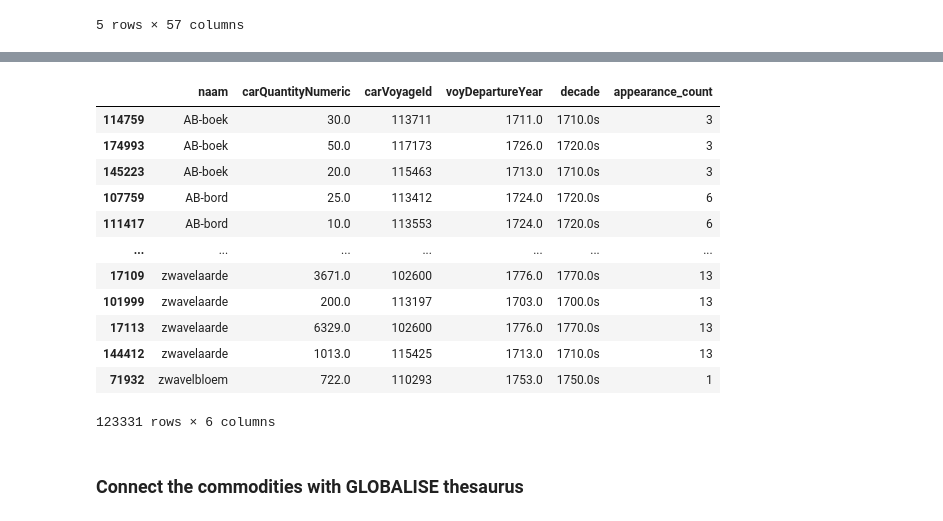
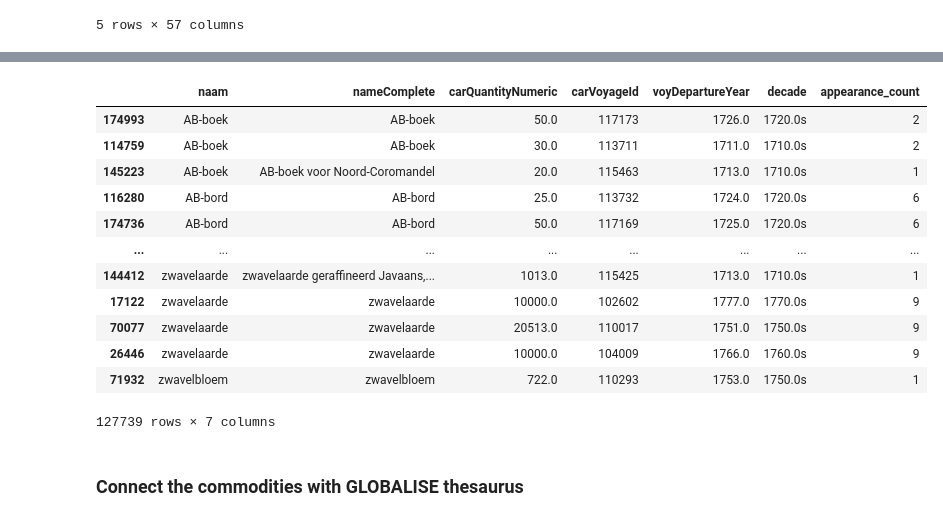
Before and after one commit to vera-pro/unstable-commodities, a Jupyter notebook: Shipping stability.ipynb, the cells around one changed output, grey strips where cells are left out. Cells and saved outputs as stored; diff of their text form; code cells hidden in the pictures.

Commit message:
Added specifications and categories of commodities

```diff
--- a/Shipping stability.ipynb
+++ b/Shipping stability.ipynb
@@ -70,9 +70,11 @@ place:
 # %% [markdown]
 ### Convert shipping quantities to decimal <a class="anchor" id="convert-values"></a>
 # %%
+# Preparing the data
 df_cargo = bkb_data['cargo'].dropna(subset=['carQuantityNumeric','carProductId','carVoyageId'])
 df_product = bkb_data['product'].dropna(subset=['id'])
 df_voyage = bkb_data['voyage'].dropna(subset=['voyId','voyDepartureYear'])
+df_specification = bkb_data['specification']
 # %%
 def quantity_to_decimal(q, qnum): # Cleaning up the messy BKB quantities data
     if q == '4.501,11/12': # One case like this, fixing manually
@@ -108,6 +126,7 @@ import numpy as np
 df_product['id'] = df_product['id'].astype(int)
 df_voyage['voyId'] = df_voyage['voyId'].astype(str)
 df_voyage['voyDepartureYear'] = df_voyage['voyDepartureYear'].astype(int)
+df_specification['id'] = pd.to_numeric(df_specification['id'],errors='coerce')
 df_cargo['carQuantityNumeric'] = df_cargo.apply(lambda row: quantity_to_decimal(row['carQuantity'],
                                                                                row['carQuantityNumeric']),
                                                 axis=1)
@@ -172,0 +170,10 @@ set(df_merged['voyDepartureYear'].tolist())
+# %%
+def get_specification(cargo_id):
+    df_target = df_specification[df_specification['id']==cargo_id]
+    if len(df_target)>0:
+        return df_target.iloc[0]['naam']
+    print('Failed to find specification for id: ',cargo_id)
+    return ''
+df_merged['nameComplete'] = df_merged.apply(lambda row: row['naam'] if pd.isna(row['carSpecificationId'])
+                                           else row['naam'] + ' ' + get_specification(row['carSpecificationId']),
+                                           axis=1)
@@ -173,26 +198,26 @@ set(df_merged['voyDepartureYear'].tolist())
 # %%
 df_merged['decade'] = df_merged['voyDepartureYear'].map(lambda x: str((x //10)*10)+'s')
 # %%
-df_merged_clean = df_merged[['naam','carQuantityNumeric','carVoyageId',
+df_merged_clean = df_merged[['naam','nameComplete','carQuantityNumeric','carVoyageId',
                             'voyDepartureYear','decade']].drop_duplicates()
 
-df_merged_clean['appearance_count'] = df_merged_clean.groupby('naam')['naam'].transform('size')
+df_merged_clean['appearance_count'] = df_merged_clean.groupby('nameComplete')['nameComplete'].transform('size')
 df_merged_clean=df_merged_clean.sort_values(by='naam')
 df_merged_clean
 # %% [output]
-|  | naam | carQuantityNumeric | carVoyageId | voyDepartureYear | decade | appearance_count |
-| 114759 | AB-boek | 30.0 | 113711 | 1711.0 | 1710.0s | 3 |
-| 174993 | AB-boek | 50.0 | 117173 | 1726.0 | 1720.0s | 3 |
-| 145223 | AB-boek | 20.0 | 115463 | 1713.0 | 1710.0s | 3 |
-| 107759 | AB-bord | 25.0 | 113412 | 1724.0 | 1720.0s | 6 |
-| 111417 | AB-bord | 10.0 | 113553 | 1724.0 | 1720.0s | 6 |
-| ... | ... | ... | ... | ... | ... | ... |
-| 17109 | zwavelaarde | 3671.0 | 102600 | 1776.0 | 1770.0s | 13 |
-| 101999 | zwavelaarde | 200.0 | 113197 | 1703.0 | 1700.0s | 13 |
-| 17113 | zwavelaarde | 6329.0 | 102600 | 1776.0 | 1770.0s | 13 |
-| 144412 | zwavelaarde | 1013.0 | 115425 | 1713.0 | 1710.0s | 13 |
-| 71932 | zwavelbloem | 722.0 | 110293 | 1753.0 | 1750.0s | 1 |
+|  | naam | nameComplete | carQuantityNumeric | carVoyageId | voyDepartureYear | decade | appearance_count |
+| 174993 | AB-boek | AB-boek | 50.0 | 117173 | 1726.0 | 1720.0s | 2 |
+| 114759 | AB-boek | AB-boek | 30.0 | 113711 | 1711.0 | 1710.0s | 2 |
+| 145223 | AB-boek | AB-boek voor Noord-Coromandel | 20.0 | 115463 | 1713.0 | 1710.0s | 1 |
+| 116280 | AB-bord | AB-bord | 25.0 | 113732 | 1724.0 | 1720.0s | 6 |
+| 174736 | AB-bord | AB-bord | 50.0 | 117169 | 1725.0 | 1720.0s | 6 |
+| ... | ... | ... | ... | ... | ... | ... | ... |
+| 144412 | zwavelaarde | zwavelaarde geraffineerd Javaans,... | 1013.0 | 115425 | 1713.0 | 1710.0s | 1 |
+| 17122 | zwavelaarde | zwavelaarde | 10000.0 | 102602 | 1777.0 | 1770.0s | 9 |
+| 70077 | zwavelaarde | zwavelaarde | 20513.0 | 110017 | 1751.0 | 1750.0s | 9 |
+| 26446 | zwavelaarde | zwavelaarde | 10000.0 | 104009 | 1766.0 | 1760.0s | 9 |
+| 71932 | zwavelbloem | zwavelbloem | 722.0 | 110293 | 1753.0 | 1750.0s | 1 |
-123331 rows × 6 columns
+127739 rows × 7 columns
 # %% [markdown]
 ### Connect the commodities with GLOBALISE thesaurus <a class="anchor" id="globalise"></a>
 # %%
```
Also changed, not shown: parts of 16 cells of this notebook.
